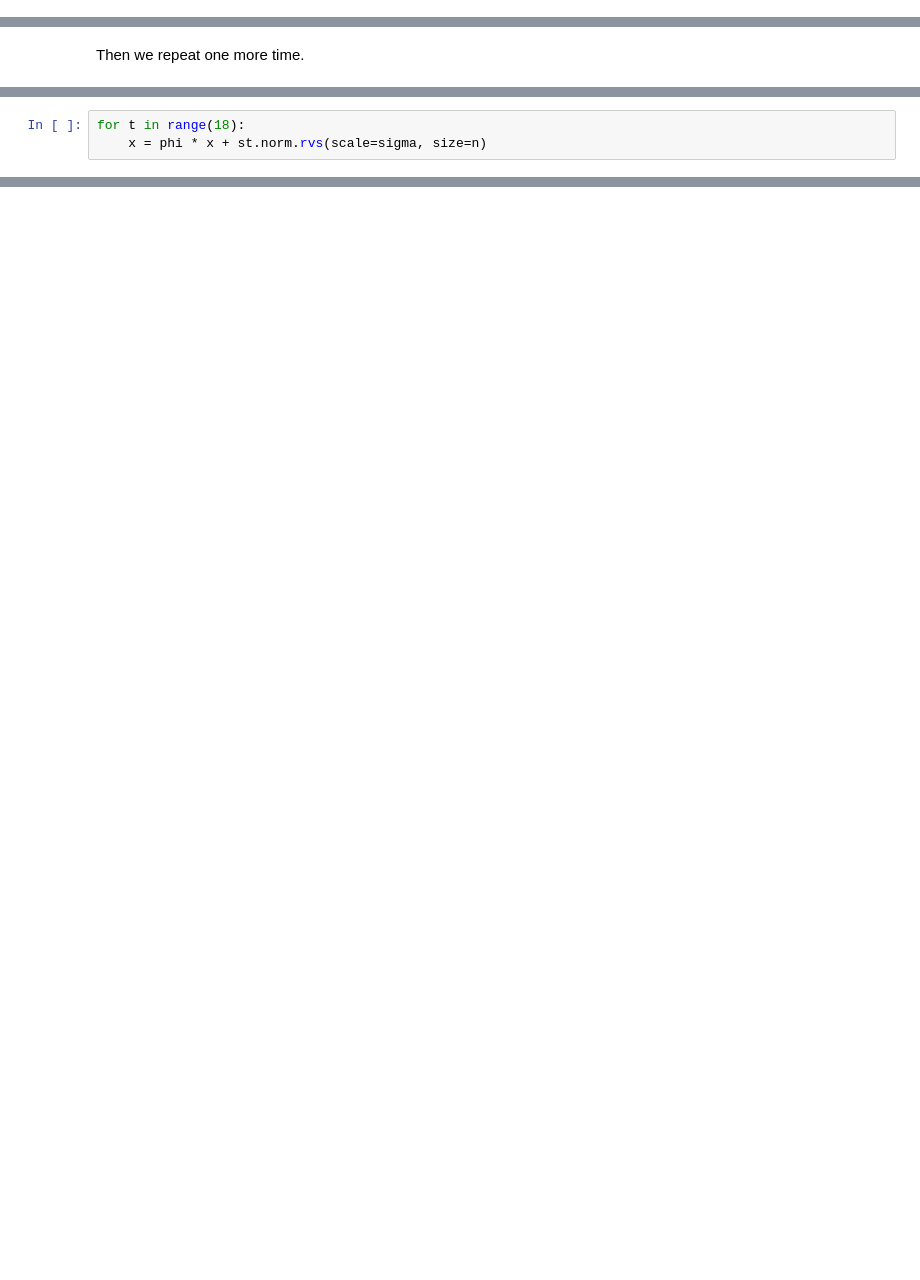
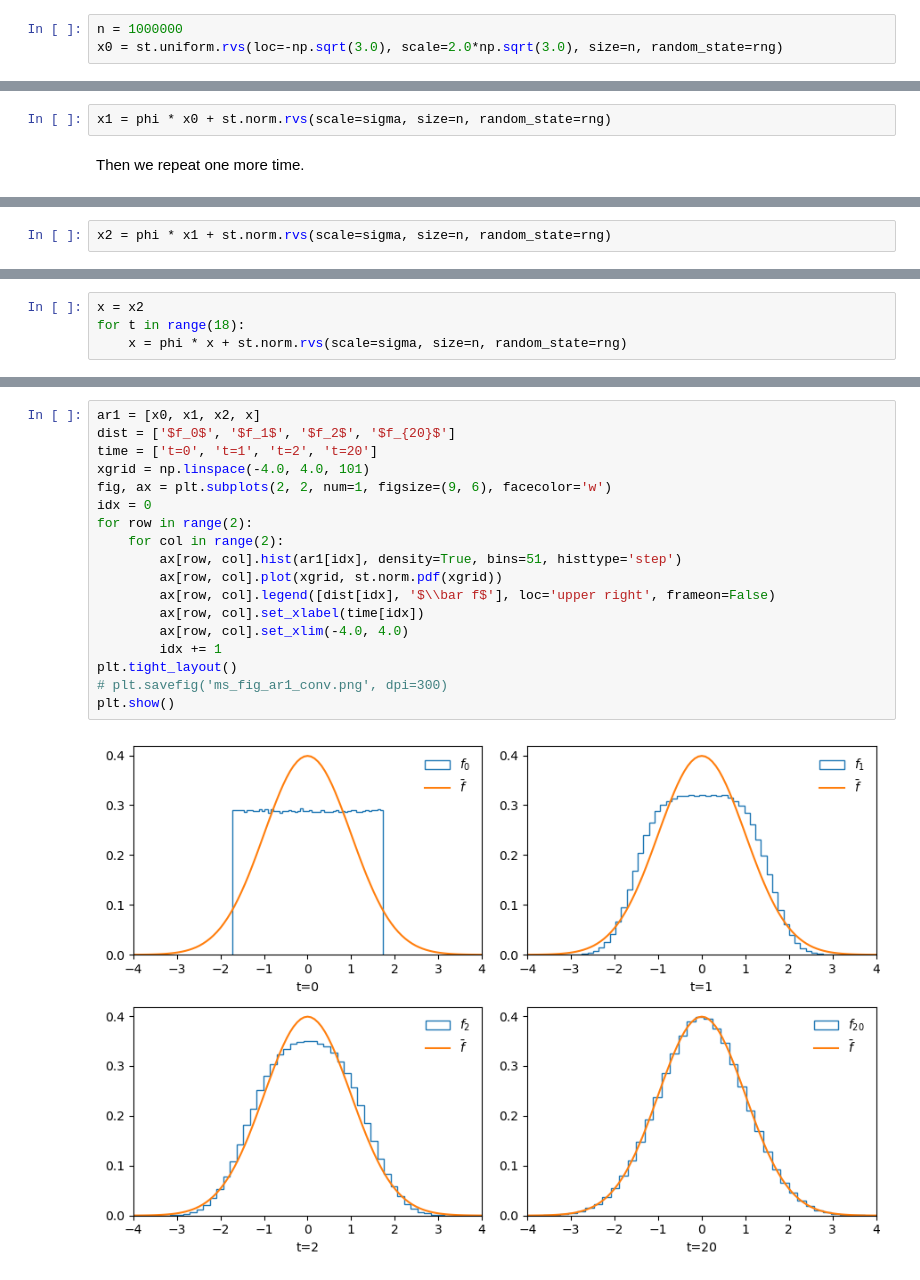
Before and after one commit to nakatsuma/probability_and_statistics, a Jupyter notebook: notebook-a/ar1_process.ipynb, the cells around one changed output, grey strips where cells are left out. Cells and saved outputs as stored; diff of their text form; blank space fills up the shorter version.

```diff
--- a/notebook-a/ar1_process.ipynb
+++ b/notebook-a/ar1_process.ipynb
@@ -34,2 +30,5 @@ plt.show()
+# %%
+n = 1000000
+x0 = st.uniform.rvs(loc=-np.sqrt(3.0), scale=2.0*np.sqrt(3.0), size=n, random_state=rng)
 # %% [markdown]
 The AR(1) process progresses from $t=0$ to $t=1$.
@@ -46,2 +35,4 @@ plt.show()
+# %%
+x1 = phi * x0 + st.norm.rvs(scale=sigma, size=n, random_state=rng)
 # %% [markdown]
 Then we repeat one more time.
@@ -56 +39,3 @@ plt.show()
+# %%
+x2 = phi * x1 + st.norm.rvs(scale=sigma, size=n, random_state=rng)
 # %% [markdown]
@@ -58,3 +43,4 @@ After we repeat the computation 20 times, we have the following histogram.
 # %%
+x = x2
 for t in range(18):
-    x = phi * x + st.norm.rvs(scale=sigma, size=n)
+    x = phi * x + st.norm.rvs(scale=sigma, size=n, random_state=rng)
@@ -73,0 +55,20 @@ In this example, it is the standard normal distributin.
+# %%
+ar1 = [x0, x1, x2, x]
+dist = ['$f_0$', '$f_1$', '$f_2$', '$f_{20}$']
+time = ['t=0', 't=1', 't=2', 't=20']
+xgrid = np.linspace(-4.0, 4.0, 101)
+fig, ax = plt.subplots(2, 2, num=1, figsize=(9, 6), facecolor='w')
+idx = 0
+for row in range(2):
+    for col in range(2):
+        ax[row, col].hist(ar1[idx], density=True, bins=51, histtype='step')
+        ax[row, col].plot(xgrid, st.norm.pdf(xgrid))
+        ax[row, col].legend([dist[idx], '$\\bar f$'], loc='upper right', frameon=False)
+        ax[row, col].set_xlabel(time[idx])
+        ax[row, col].set_xlim(-4.0, 4.0)
+        idx += 1
+plt.tight_layout()
+# plt.savefig('ms_fig_ar1_conv.png', dpi=300)
+plt.show()
+# %% [output]
+[figure, added]
```
Also changed, not shown: parts of 14 cells of this notebook.
